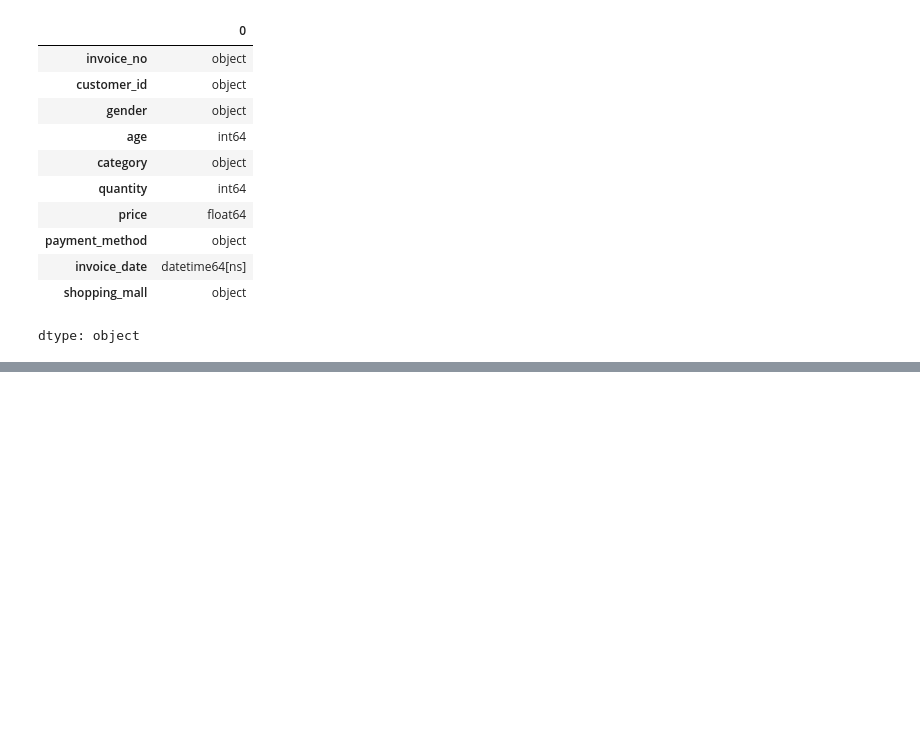
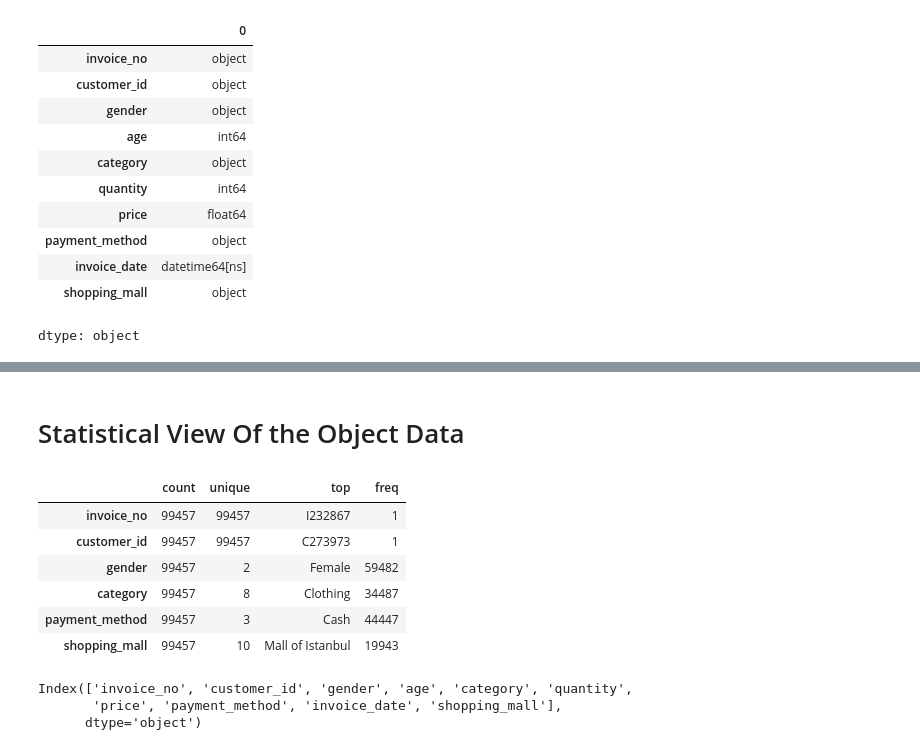
Before and after one commit to anaghck/OIBSIP, a Jupyter notebook: EDA_on_Retail_Sales_Data.ipynb, the cells around one changed output, grey strips where cells are left out. Drawn from its saved outputs; the diff is of its cells as text; code cells hidden in the pictures; blank space fills up the shorter version.

```diff
--- a/EDA_on_Retail_Sales_Data.ipynb
+++ b/EDA_on_Retail_Sales_Data.ipynb
@@ -80,0 +78,18 @@ dtype: object
+# %% [markdown]
+# Statistical View Of the Object Data
+# %%
+df.describe(include = 'object').T
+# %% [output]
+|  | count | unique | top | freq |
+| invoice_no | 99457 | 99457 | I232867 | 1 |
+| customer_id | 99457 | 99457 | C273973 | 1 |
+| gender | 99457 | 2 | Female | 59482 |
+| category | 99457 | 8 | Clothing | 34487 |
+| payment_method | 99457 | 3 | Cash | 44447 |
+| shopping_mall | 99457 | 10 | Mall of Istanbul | 19943 |
+# %%
+df.columns
+# %% [output]
+Index(['invoice_no', 'customer_id', 'gender', 'age', 'category', 'quantity',
+       'price', 'payment_method', 'invoice_date', 'shopping_mall'],
+      dtype='object')
```
Also changed, not shown: parts of 5 cells of this notebook.
